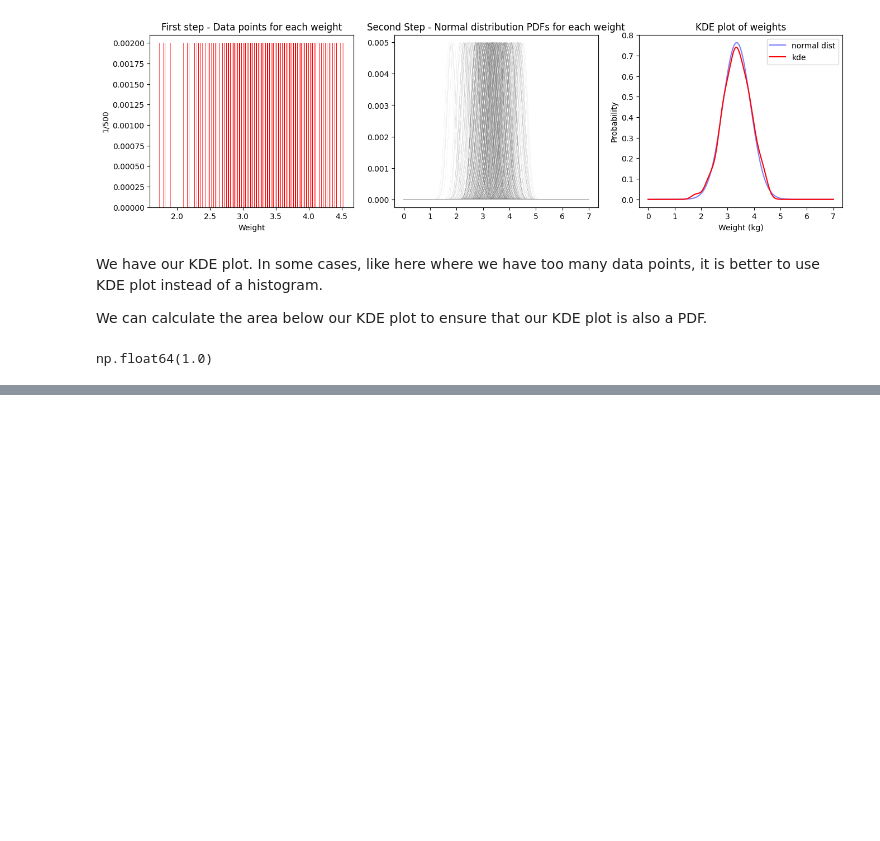
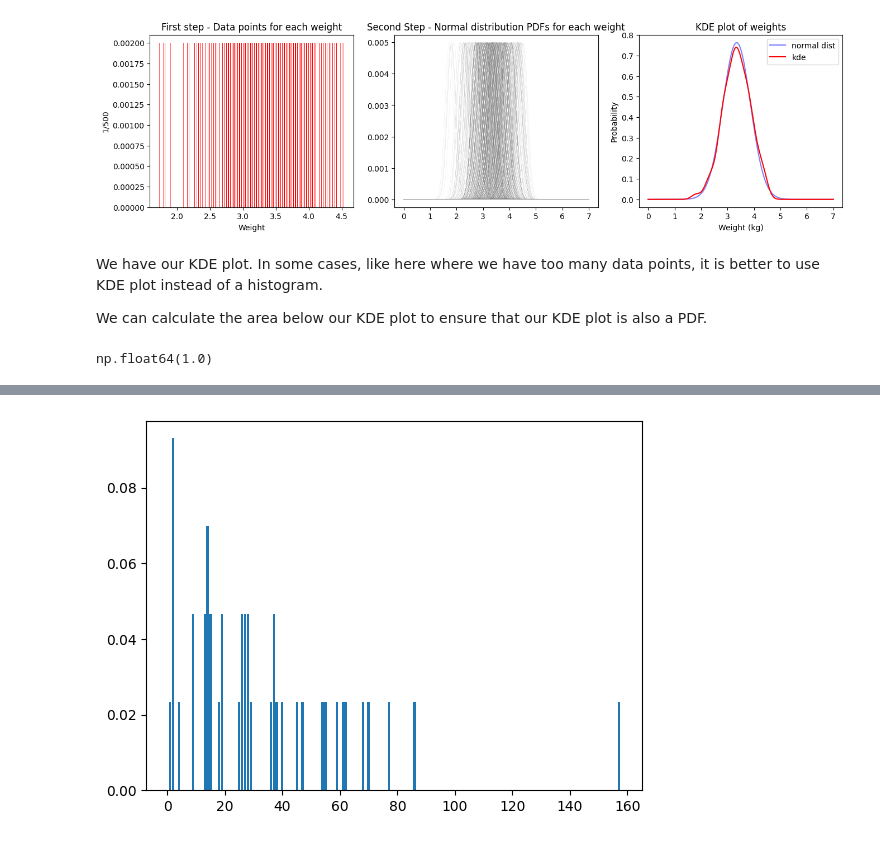
Before and after one commit to dybdeskarphet/statistics, a Jupyter notebook: notes/think_stats/06_probability_density_functions.ipynb, the cells around one changed output, grey strips where cells are left out. Drawn from its saved outputs; the diff is of its cells as text; code cells hidden in the pictures; blank space fills up the shorter version.

```diff
--- a/notes/think_stats/06_probability_density_functions.ipynb
+++ b/notes/think_stats/06_probability_density_functions.ipynb
@@ -191,0 +196,7 @@ At this point, we have a complete set of ways to represent distributions: PMFs,
+# %%
+colspecs = [(1, 8), (9, 16), (17, 24), (25, 32)]
+column_names = ["time", "sex", "weight_g", "minutes"]
+boom = pd.read_fwf(
+    "./data/babyboom.dat", colspecs=colspecs, names=column_names, skiprows=59
+)
+boom
@@ -191,0 +221,3 @@ At this point, we have a complete set of ways to represent distributions: PMFs,
+# %%
+intervals = boom["minutes"].diff().dropna()
+intervals
@@ -191,0 +242,3 @@ At this point, we have a complete set of ways to represent distributions: PMFs,
+# %%
+intervals_pmf = intervals.value_counts(normalize=True).sort_index()
+intervals_pmf
@@ -191,0 +263,6 @@ At this point, we have a complete set of ways to represent distributions: PMFs,
+# %%
+fig, ax = plt.subplots()
+ax.bar(intervals_pmf.index, intervals_pmf)
+plt.show()
+# %% [output]
+[figure, added]
```
Also changed, not shown: parts of 32 cells of this notebook, 4 other files.
